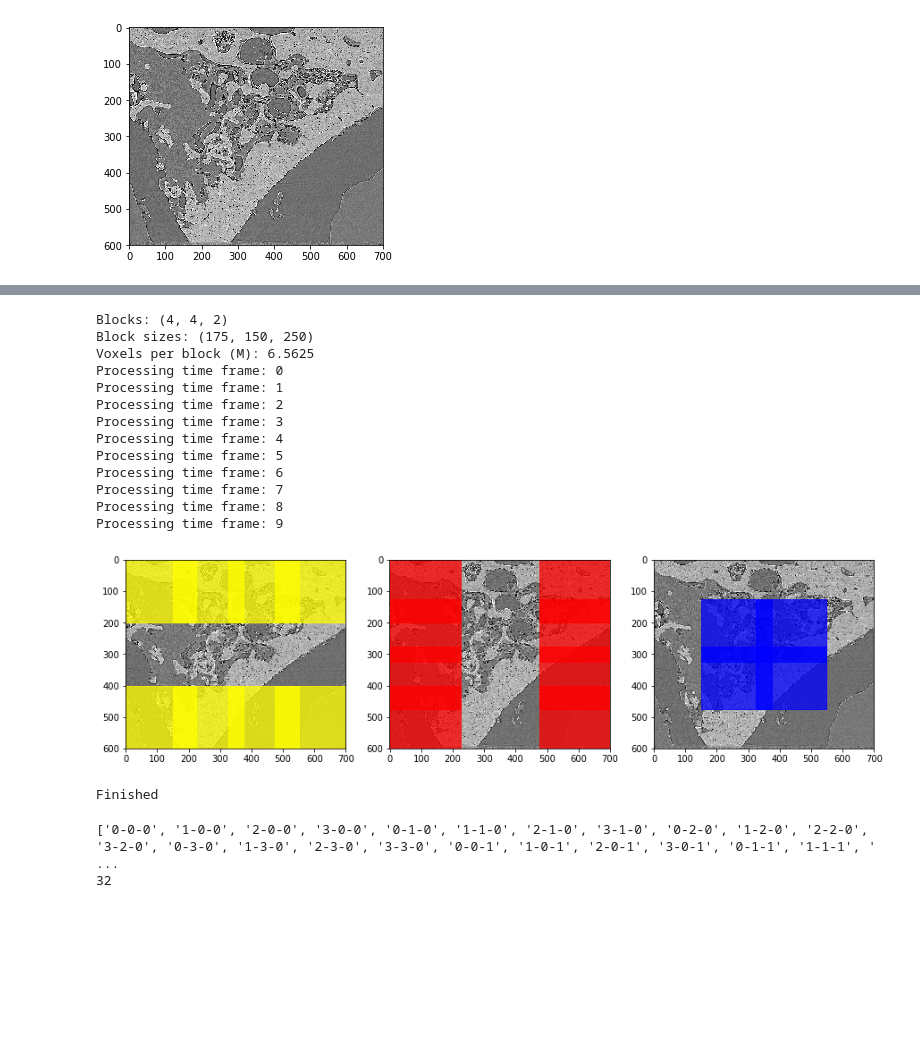
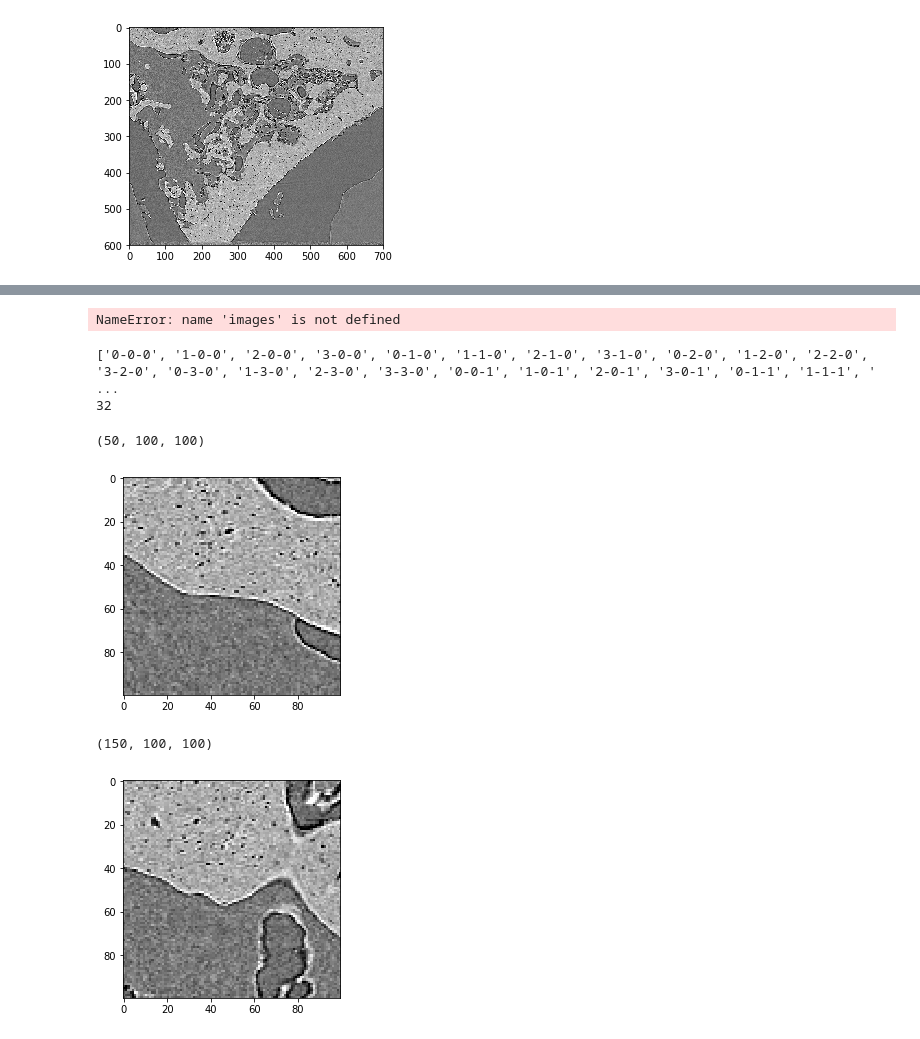
Before and after one commit to axruff/volume-splitter, a Jupyter notebook: volume-splitter.ipynb, the cells around one changed output, grey strips where cells are left out. Drawn from its saved outputs; the diff is of its cells as text; code cells hidden in the pictures; blank space fills up the shorter version.

```diff
--- a/volume-splitter.ipynb
+++ b/volume-splitter.ipynb
@@ -47,7 +47,7 @@ print(225*200*300 / (1000*1000))
 path = 'e:\\Data\\bone_load\\syn13\\'
 file_name = 'reg1_center_4d_stack_700_600_500.tif'
 
-max_read_images = 500*10 # all: 2880
+max_read_images = 50 # all: 2880
 
 start = time()
 images = read_tiff(path + file_name, max_read_images)
@@ -71,25 +94,4 @@ out_prefix = 'volslice_'
 # %%
-xdim = 4
-ydim = 4
-zdim = 2
-
-block_dim = (xdim,ydim,zdim)
-
-ext = 25
-
-n_frames = 10
-
-bx = int(images.shape[2] / block_dim[0])
-by = int(images.shape[1] / block_dim[1])
-bz = int(images.shape[0] / n_frames / block_dim[2])
-
-size_z = int(images.shape[0] / n_frames)
-
-print('Blocks:', block_dim)
-print('Block sizes:', (bx, by, bz))
-
-#ax = plt.subplot(111)
-
 
 fig = plt.figure(1)
 fig.set_size_inches(15, 5, forward=True)
@@ -98,10 +100,8 @@ gs = gridspec.GridSpec(1, 3)
 
 ax0 = plt.subplot(gs[0,0])
 ax0.imshow(images[0], cmap='gray')
-
 ax1 = plt.subplot(gs[0,1])
 ax1.imshow(images[0], cmap='gray')
-
 ax2 = plt.subplot(gs[0,2])
 ax2.imshow(images[0], cmap='gray')
 
@@ -109,8 +109,8 @@ debug_mode = True
 
 print('Voxels per block (M):', bx*by*bz / (1000*1000))
 
-#for n in range(2):
-for n in range(n_frames):
+for n in range(1):
+#for n in range(n_frames):
 
     print('Processing time frame:', n)
 
@@ -152,24 +152,11 @@ for n in range(n_frames):
 
                 #plt.imshow(im[0], cmap='gray')
                 #plt.show()
+
 plt.show()
 
 print('Finished')
 # %% [output]
-Blocks: (4, 4, 2)
-Block sizes: (175, 150, 250)
-Voxels per block (M): 6.5625
-Processing time frame: 0
-Processing time frame: 1
-Processing time frame: 2
-Processing time frame: 3
-Processing time frame: 4
-Processing time frame: 5
-Processing time frame: 6
-Processing time frame: 7
-Processing time frame: 8
-Processing time frame: 9
+NameError: name 'images' is not defined
-[figure, removed]
-Finished
 # %%
 regions = []
@@ -184,3 +172,30 @@ print(len(regions))
 # %% [output]
 ['0-0-0', '1-0-0', '2-0-0', '3-0-0', '0-1-0', '1-1-0', '2-1-0', '3-1-0', '0-2-0', '1-2-0', '2-2-0', '3-2-0', '0-3-0', '1-3-0', '2-3-0', '3-3-0', '0-0-1', '1-0-1', '2-0-1', '3-0-1', '0-1-1', '1-1-1', ' ...
 32
+# %%
+im = images[0:50,:100,:100]
+print(im.shape)
+# %% [output]
+(50, 100, 100)
+# %%
+plt.imshow(im[4], cmap='gray')
+plt.show()
+# %% [output]
+[figure, added]
+# %%
+
+stack = [im, im, im]
+#res = np.dstack(stack) # x-stack
+res = np.vstack(stack) # z-stack
+#res = np.hstack(stack) # y-stack
+
+print(res.shape)
+
+plt.imshow(res[25], cmap='gray')
+plt.show()
+
+im_res = Image.fromarray(res[0])
+im_res.save('e:\\Data\\bone_load\\syn13\\test.tif')
+# %% [output]
+(150, 100, 100)
+[figure, added]
```
Also changed, not shown: parts of 9 cells of this notebook.
